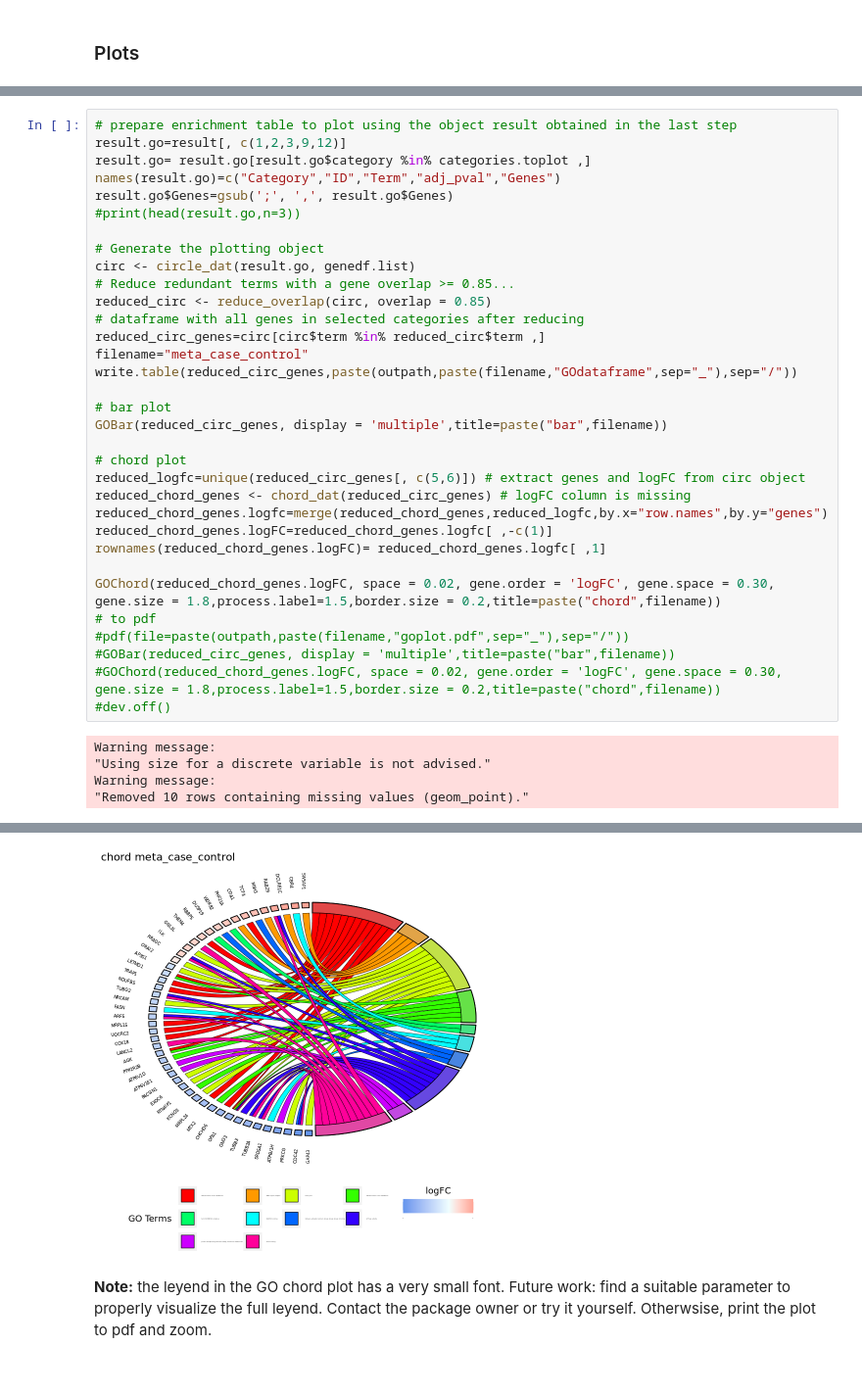
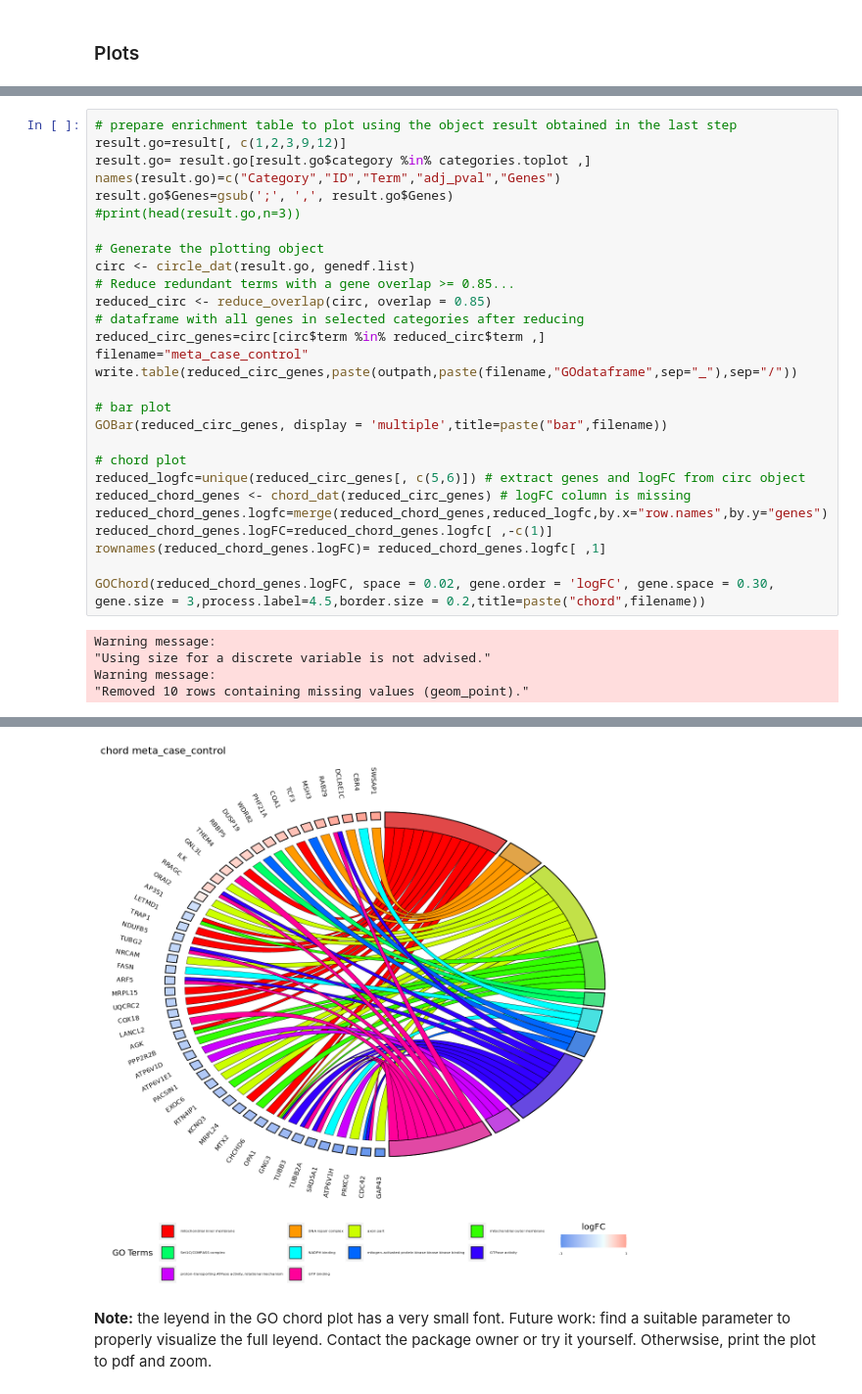
Before and after one commit to laumadmar/MOMIC_notebooks, a Jupyter notebook: Enrichment/enrichment_GOplots_template.ipynb, the cells around one changed output, grey strips where cells are left out. Shown at 98% size. Drawn from its saved outputs; the diff is of its cells as text.

```diff
--- a/Enrichment/enrichment_GOplots_template.ipynb
+++ b/Enrichment/enrichment_GOplots_template.ipynb
@@ -182,12 +181,7 @@ reduced_chord_genes.logfc=merge(reduced_chord_genes,reduced_logfc,by.x="row.name
 reduced_chord_genes.logFC=reduced_chord_genes.logfc[ ,-c(1)]
 rownames(reduced_chord_genes.logFC)= reduced_chord_genes.logfc[ ,1]
 
-GOChord(reduced_chord_genes.logFC, space = 0.02, gene.order = 'logFC', gene.space = 0.30, gene.size = 1.8,process.label=1.5,border.size = 0.2,title=paste("chord",filename))
-# to pdf
-#pdf(file=paste(outpath,paste(filename,"goplot.pdf",sep="_"),sep="/"))
-#GOBar(reduced_circ_genes, display = 'multiple',title=paste("bar",filename))
-#GOChord(reduced_chord_genes.logFC, space = 0.02, gene.order = 'logFC', gene.space = 0.30, gene.size = 1.8,process.label=1.5,border.size = 0.2,title=paste("chord",filename))
-#dev.off()
+GOChord(reduced_chord_genes.logFC, space = 0.02, gene.order = 'logFC', gene.space = 0.30, gene.size = 3,process.label=4.5,border.size = 0.2,title=paste("chord",filename))
 # %% [output]
 Warning message:
 "Using size for a discrete variable is not advised."
@@ -197,3 +191,3 @@ Warning message:
-[figure, old version]
+[figure, new version]
 # %% [markdown]
 **Note:** the leyend in the GO chord plot has a very small font. Future work: find a suitable parameter to properly visualize the full leyend. Contact the package owner or try it yourself. Otherwsise, print the plot to pdf and zoom.
```
Also changed, not shown: parts of 6 cells of this notebook.
